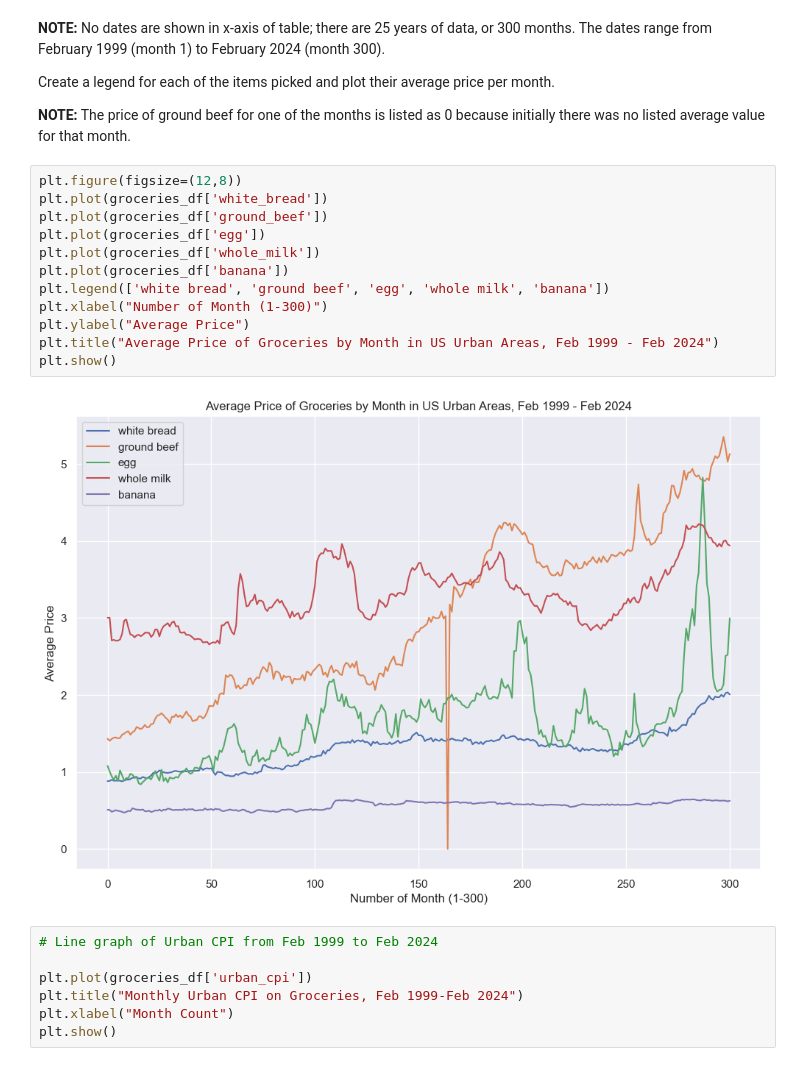
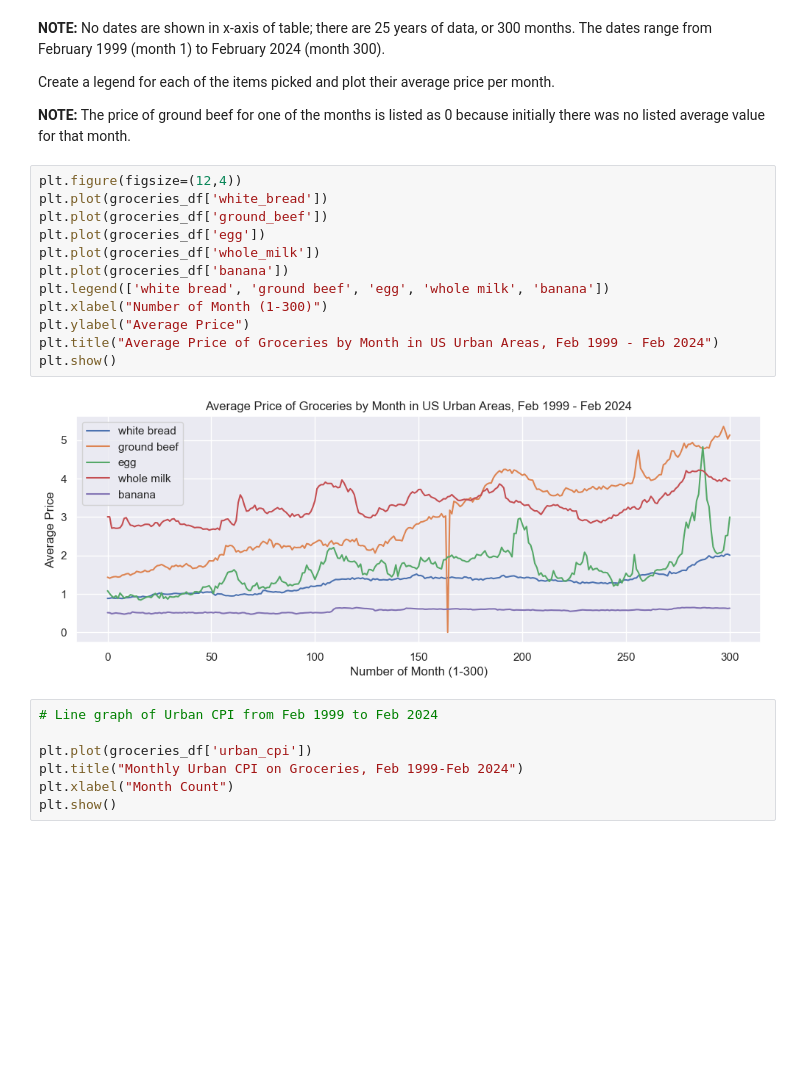
Before and after one commit to matthewjchin/grocerypriceanalysis, a Jupyter notebook: fred_groceries_eda.ipynb, the cells around one changed output. Cells and saved outputs as stored; diff of their text form; blank space fills up the shorter version.

```diff
--- a/fred_groceries_eda.ipynb
+++ b/fred_groceries_eda.ipynb
@@ -146,19 +167,19 @@ Create a legend for each of the items picked and plot their average price per mo
 <b>NOTE:</b> The price of ground beef for one of the months is listed as 0 because initially there was no listed
 average value for that month.
 # %%
-plt.figure(figsize=(12,8))
+plt.figure(figsize=(12,4))
 plt.plot(groceries_df['white_bread'])
 plt.plot(groceries_df['ground_beef'])
 plt.plot(groceries_df['egg'])
 plt.plot(groceries_df['whole_milk'])
 plt.plot(groceries_df['banana'])
 plt.legend(['white bread', 'ground beef', 'egg', 'whole milk', 'banana'])
 plt.xlabel("Number of Month (1-300)")
 plt.ylabel("Average Price")
 plt.title("Average Price of Groceries by Month in US Urban Areas, Feb 1999 - Feb 2024")
 plt.show()
 # %% [output]
-[figure, old version]
+[figure, new version]
 # %%
 # Line graph of Urban CPI from Feb 1999 to Feb 2024
 
```
Also changed, not shown: parts of 12 cells of this notebook, 1 other file.
